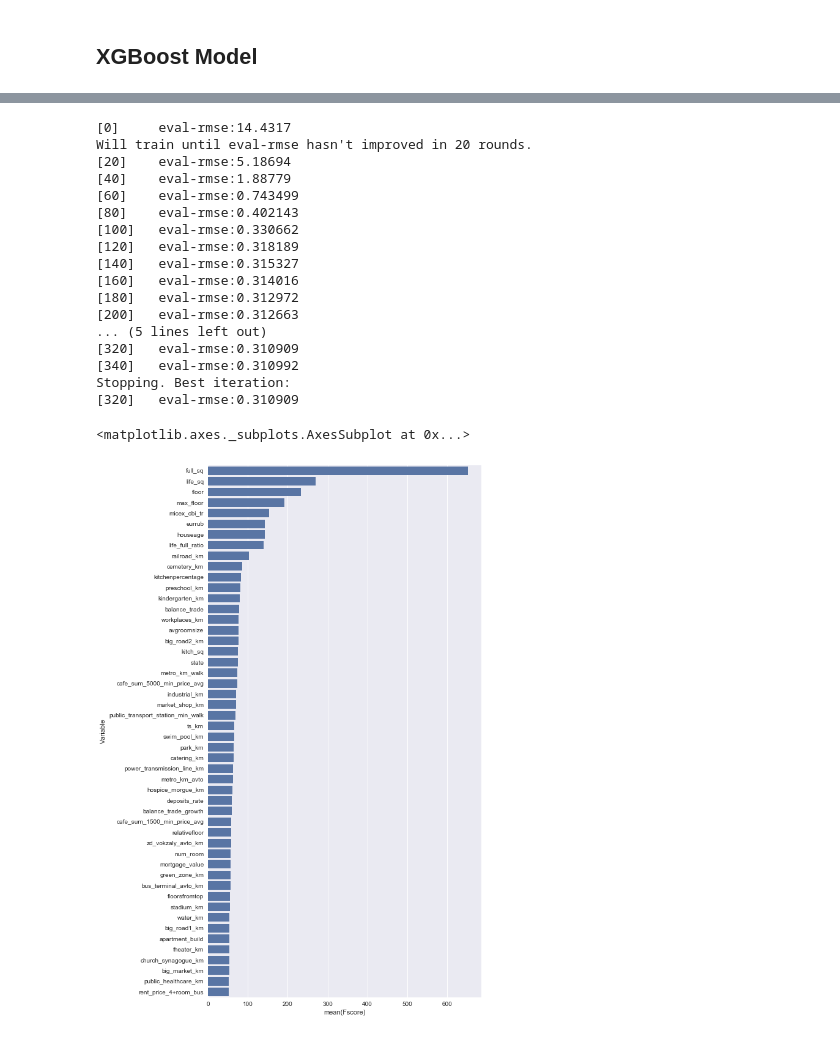
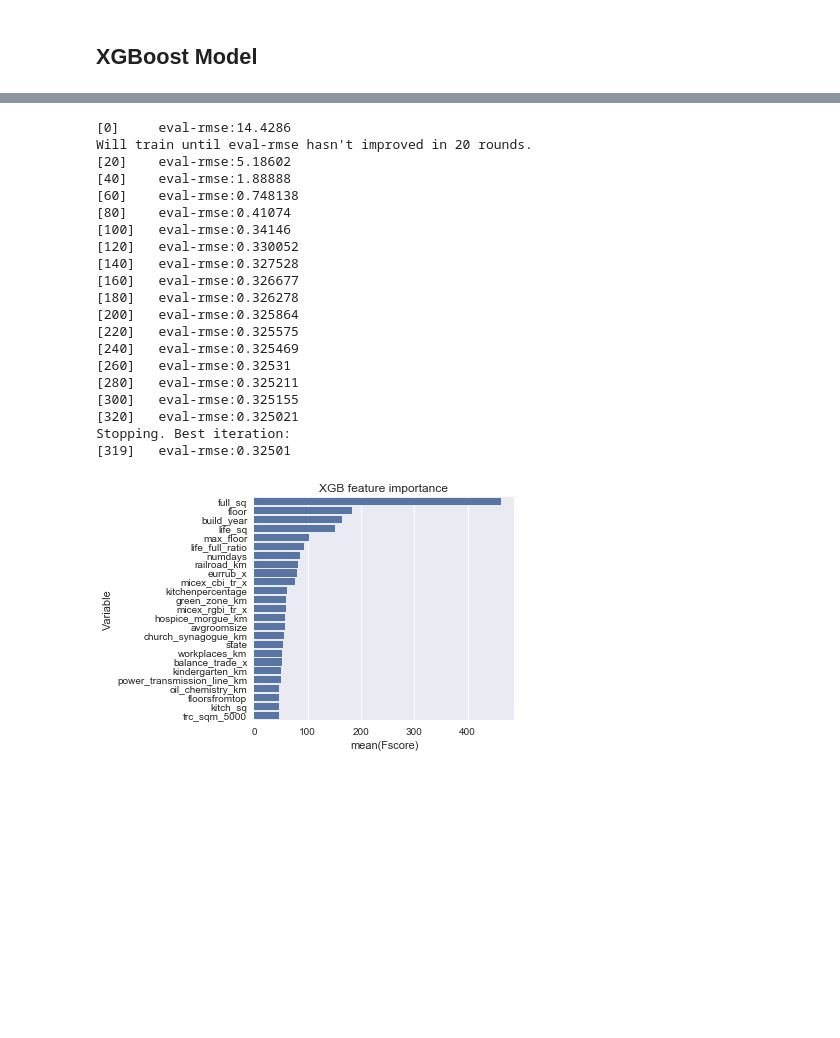
Before and after one commit to hjenq/kaggle, a Jupyter notebook: sberbankhousing/Sberbank data cleaning and modeling.ipynb, the cells around one changed output, grey strips where cells are left out. Drawn from its saved outputs; the diff is of its cells as text; code cells hidden in the pictures; blank space fills up the shorter version.

```diff
--- a/sberbankhousing/Sberbank data cleaning and modeling.ipynb
+++ b/sberbankhousing/Sberbank data cleaning and modeling.ipynb
@@ -320,3 +803,19 @@ xgbfulltrain=xgb.DMatrix(train_x,train_logprice,feature_names=colnames)
 xgbtrain=xgb.DMatrix(trainmod_x,trainmod_y,feature_names=colnames)
 xgbval=xgb.DMatrix(val_x,val_y,feature_names=colnames)
 xgbtest=xgb.DMatrix(test_x,feature_names=colnames)
+# %%
+xgb_params = {
+    'eta': 0.05,
+    'max_depth': 5,
+    'subsample': 1,
+    'colsample_bytree': 0.7,
+    'objective': 'reg:linear',
+    'eval_metric': 'rmse',
+    'silent': 1
+}
+
+result={}
+
+partial_model = xgb.train(xgb_params, xgbtrain, num_boost_round=1000 ,evals_result=result ,evals=[(xgbval, 'eval')],early_stopping_rounds=20, verbose_eval=20)
+XGBvalpred = partial_model.predict(xgbval)
+num_boost_round = partial_model.best_iteration
@@ -323 +859,16 @@ xgbtest=xgb.DMatrix(test_x,feature_names=colnames)
+# %%
+#Convert the data to xgb matrices
+
+#Remove macro data
+train_x_nomacro=np.delete(train_x,range(300,395),1)
+trainmod_x_nomacro = np.delete(trainmod_x,range(300,395),1)
+val_x_nomacro = np.delete(val_x,range(300,395),1)
+test_x_nomacro = np.delete(test_x ,range(300,395),1)
+colnames_nomacro = np.delete(colnames,range(300,395))
+
+xgbfulltrain=xgb.DMatrix(train_x_nomacro,train_logprice,feature_names=colnames_nomacro)
+xgbtrain=xgb.DMatrix(trainmod_x_nomacro,trainmod_y,feature_names=colnames_nomacro)
+#xgbtrain=xgb.DMatrix(PCAtransX[trainind],trainmod_y,feature_names=colnames[:50])
+xgbval=xgb.DMatrix(val_x_nomacro,val_y,feature_names=colnames_nomacro)
+xgbtest=xgb.DMatrix(test_x_nomacro,feature_names=colnames_nomacro)
 # %% [markdown]
@@ -326,7 +877,7 @@ xgbtest=xgb.DMatrix(test_x,feature_names=colnames)
 xgb_params = {
     'eta': 0.05,
     'max_depth': 5,
-    'subsample': 1.0,
+    'subsample': 1,
     'colsample_bytree': 0.7,
     'objective': 'reg:linear',
     'eval_metric': 'rmse',
@@ -334,32 +885,38 @@ xgb_params = {
 }
 
 partial_model = xgb.train(xgb_params, xgbtrain, num_boost_round=1000, evals=[(xgbval, 'eval')],early_stopping_rounds=20, verbose_eval=20)
-
+XGBvalpred = partial_model.predict(xgbval)
 num_boost_round = partial_model.best_iteration
 # %% [output]
-[0]     eval-rmse:14.4317
+[0]     eval-rmse:14.4286
 Will train until eval-rmse hasn't improved in 20 rounds.
-[20]    eval-rmse:5.18694
-[40]    eval-rmse:1.88779
-[60]    eval-rmse:0.743499
-[80]    eval-rmse:0.402143
-[100]   eval-rmse:0.330662
-[120]   eval-rmse:0.318189
-[140]   eval-rmse:0.315327
-[160]   eval-rmse:0.314016
-[180]   eval-rmse:0.312972
-[200]   eval-rmse:0.312663
-... (5 lines left out)
-[320]   eval-rmse:0.310909
-[340]   eval-rmse:0.310992
+[20]    eval-rmse:5.18602
+[40]    eval-rmse:1.88888
+[60]    eval-rmse:0.748138
+[80]    eval-rmse:0.41074
+[100]   eval-rmse:0.34146
+[120]   eval-rmse:0.330052
+[140]   eval-rmse:0.327528
+[160]   eval-rmse:0.326677
+[180]   eval-rmse:0.326278
+[200]   eval-rmse:0.325864
+[220]   eval-rmse:0.325575
+[240]   eval-rmse:0.325469
+[260]   eval-rmse:0.32531
+[280]   eval-rmse:0.325211
+[300]   eval-rmse:0.325155
+[320]   eval-rmse:0.325021
 Stopping. Best iteration:
-[320]   eval-rmse:0.310909
+[319]   eval-rmse:0.32501
 # %%
 importance = partial_model.get_fscore()
 VariableImpDf=pd.DataFrame(list(importance.items()),columns=['Variable','Fscore'])
 SortedVIDf=VariableImpDf.sort_values('Fscore',ascending=False)
-fig=plt.figure(figsize=(8,16))
-sns.barplot(SortedVIDf.Fscore[0:50],SortedVIDf.Variable[0:50],color=color[0])
+fig=plt.figure()
+numfeatures=25
+sns.barplot(SortedVIDf.Fscore[0:numfeatures],SortedVIDf.Variable[0:numfeatures],color=color[0])
+plt.title("XGB feature importance")
+plt.tight_layout()
+plt.savefig('xgbfeatimp.png',dpi=300)
 # %% [output]
-<matplotlib.axes._subplots.AxesSubplot at 0x...>
-[figure, old version]
+[figure, new version]
```
Also changed, not shown: parts of 103 cells of this notebook, 1 other file.
